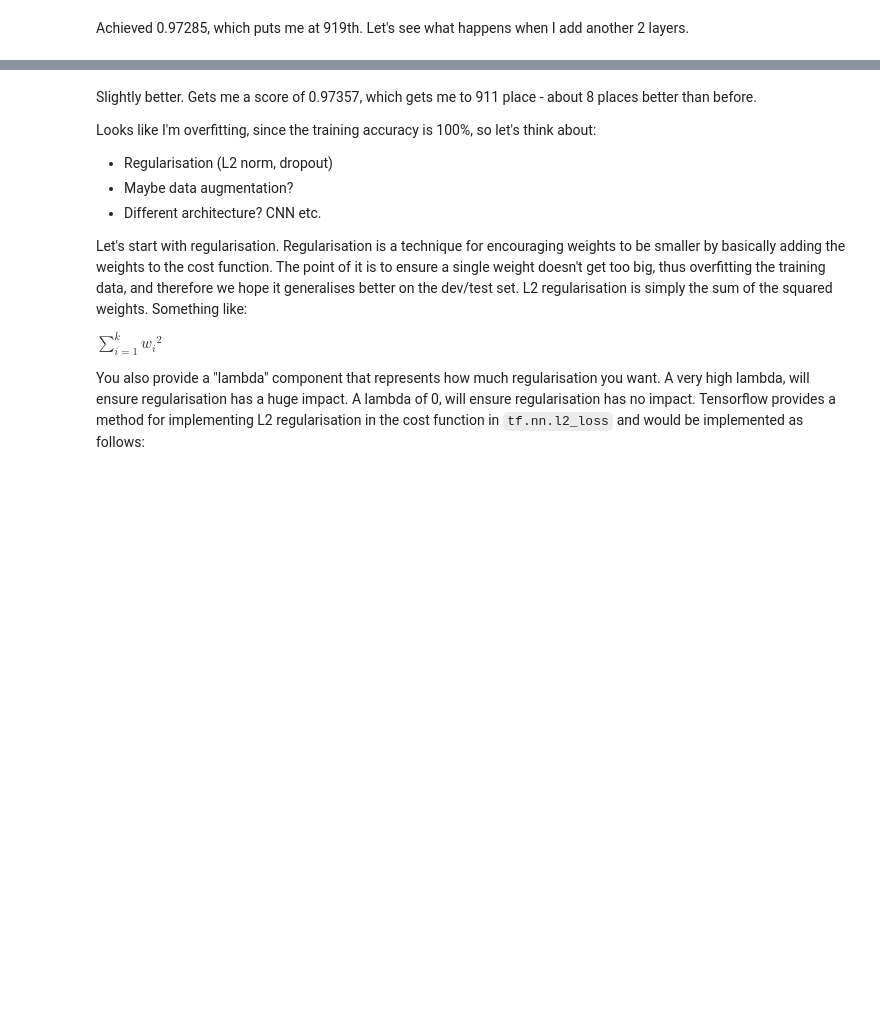
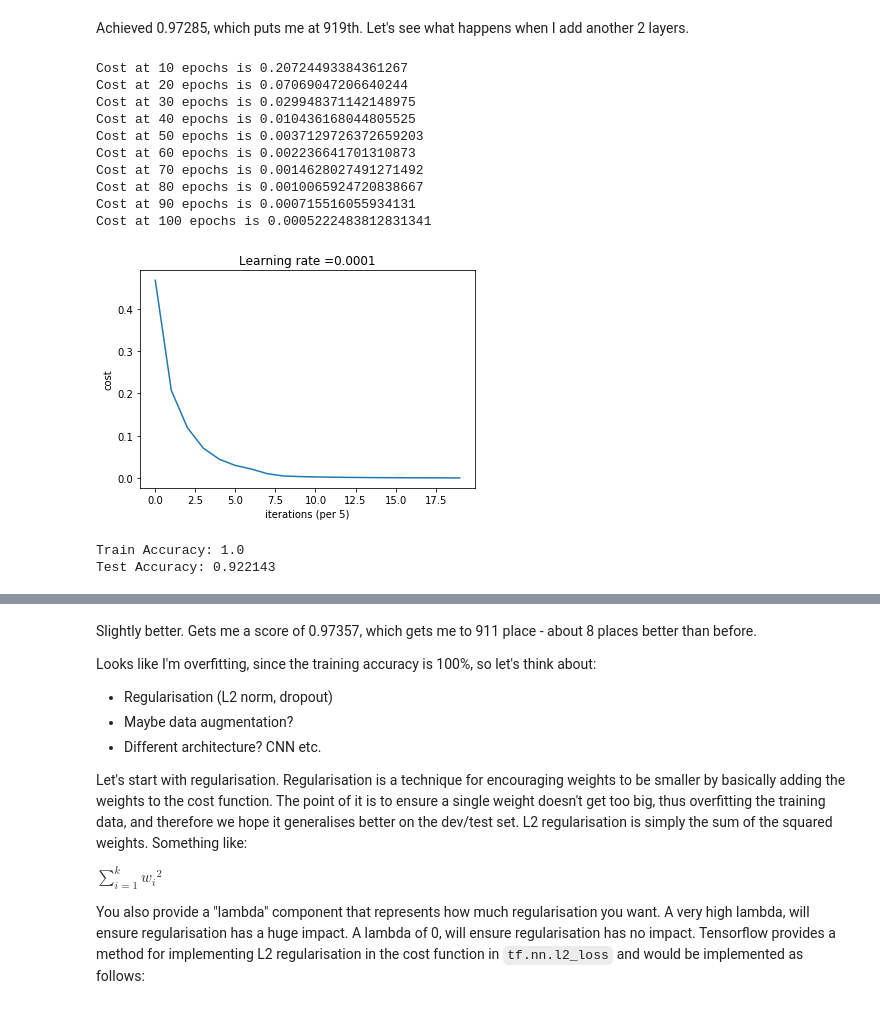
Before and after one commit to Technology-Notes/kaggle-notebooks, a Jupyter notebook: digit-recognizer/attempt-1.ipynb, the cells around one changed output, grey strips where cells are left out. Drawn from its saved outputs; the diff is of its cells as text; code cells hidden in the pictures; blank space fills up the shorter version.

```diff
--- a/digit-recognizer/attempt-1.ipynb
+++ b/digit-recognizer/attempt-1.ipynb
@@ -295,5 +315,21 @@ save_predictions()
 # %% [markdown]
 Achieved 0.97285, which puts me at 919th. Let's see what happens when I add another 2 layers.
+# %%
+parameters = train_model(training_imgs_X[:sample_size,:], training_labels_y[:sample_size,:], dev_imgs_X, dev_labels_y, num_layers=5)
+# %% [output]
+Cost at 10 epochs is 0.20724493384361267
+Cost at 20 epochs is 0.07069047206640244
+Cost at 30 epochs is 0.029948371142148975
+Cost at 40 epochs is 0.010436168044805525
+Cost at 50 epochs is 0.0037129726372659203
+Cost at 60 epochs is 0.002236641701310873
+Cost at 70 epochs is 0.0014628027491271492
+Cost at 80 epochs is 0.0010065924720838667
+Cost at 90 epochs is 0.000715516055934131
+Cost at 100 epochs is 0.0005222483812831341
+[figure, added]
+Train Accuracy: 1.0
+Test Accuracy: 0.922143
 # %%
 parameters = train_model(training_imgs_X, training_labels_y, dev_imgs_X, dev_labels_y, num_layers=5)
 # %% [output]
```
Also changed, not shown: parts of 40 cells of this notebook.
